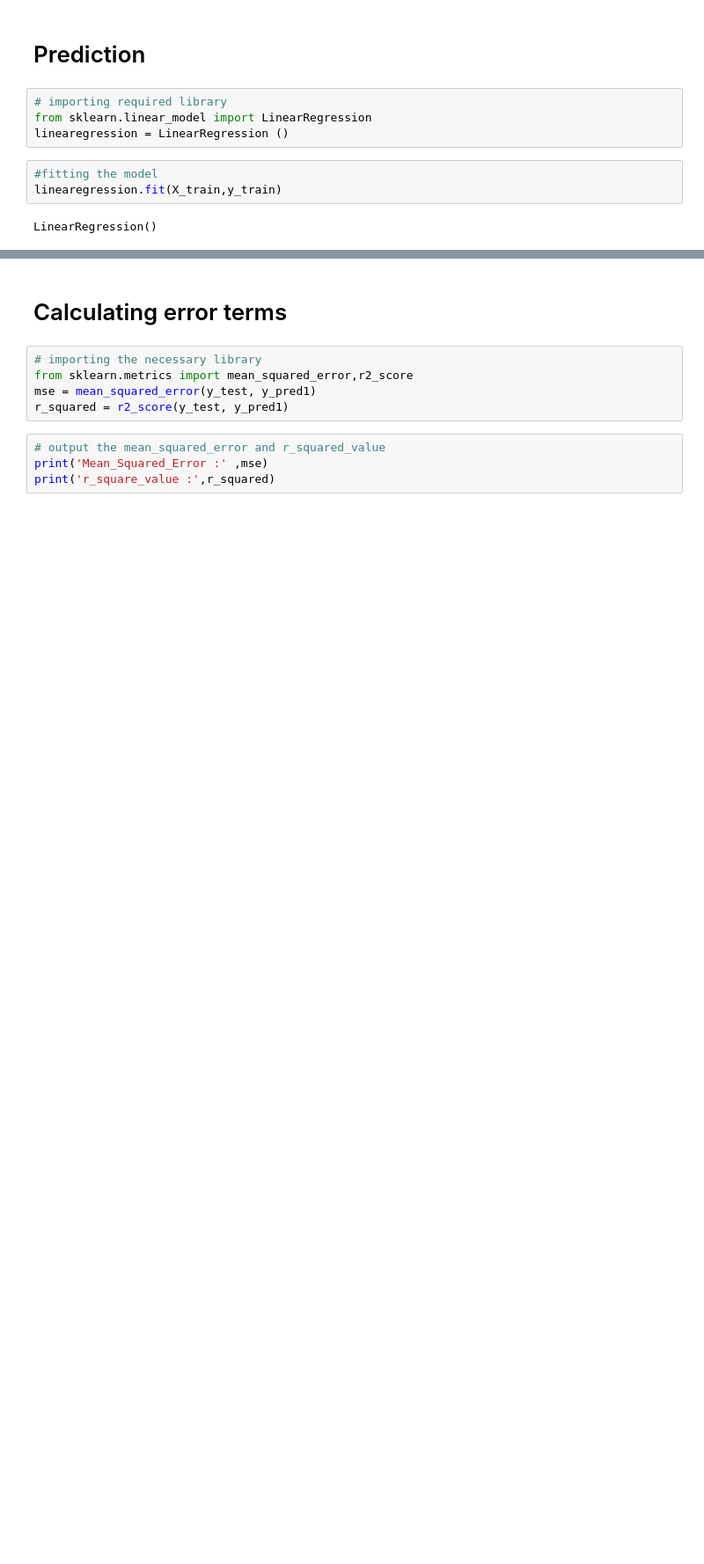
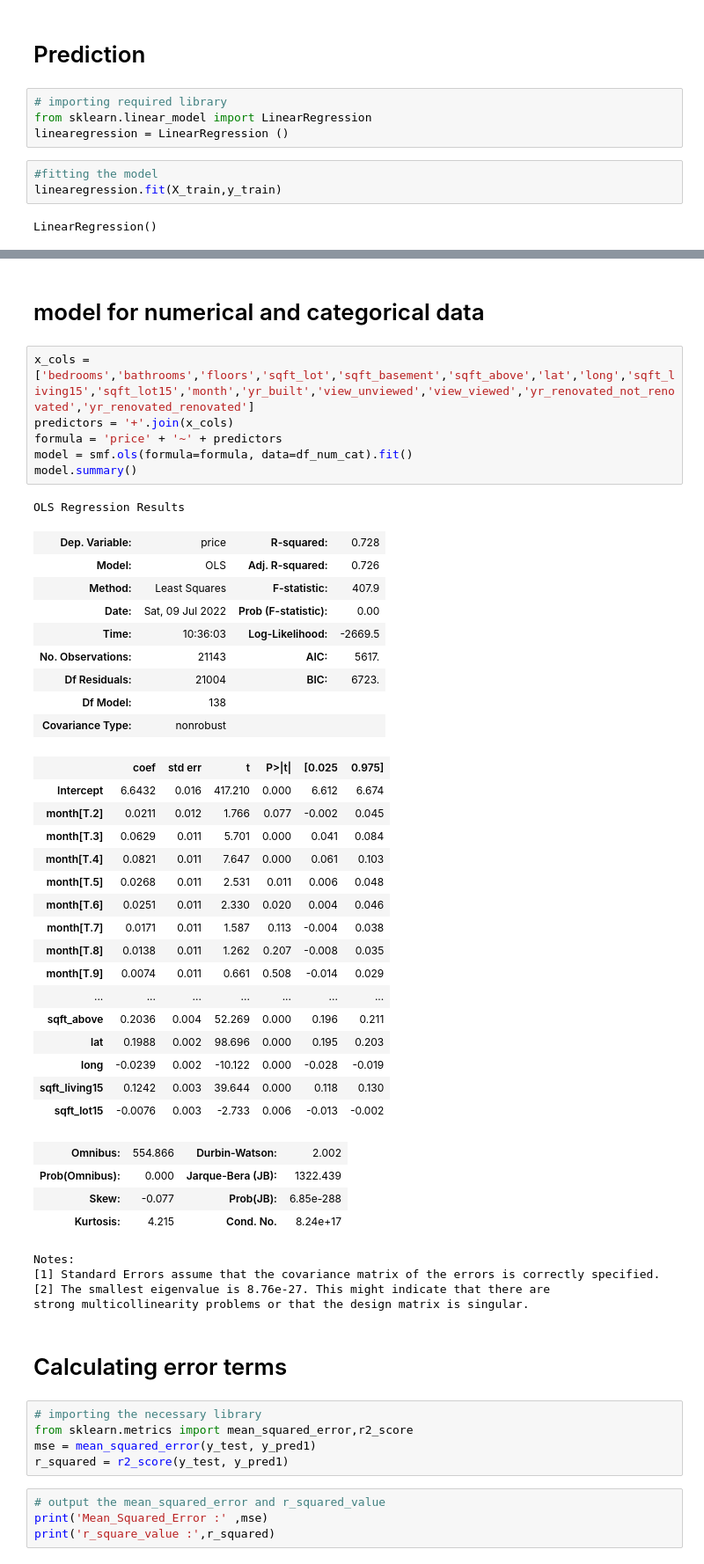
Before and after one commit to angela-cheruto9/Phase_2_project, a Jupyter notebook: Untitled.ipynb, the cells around one changed output, grey strips where cells are left out. Shown at 88% size. Saved outputs shown, nothing was run; the diff lists cells and outputs as text; blank space fills up the shorter version.

```diff
--- a/Untitled.ipynb
+++ b/Untitled.ipynb
@@ -1350,4 +1386,47 @@ X_test
 6343 rows × 16 columns
+# %% [markdown]
+# model for numerical and categorical data
+# %%
+x_cols = ['bedrooms','bathrooms','floors','sqft_lot','sqft_basement','sqft_above','lat','long','sqft_living15','sqft_lot15','month','yr_built','view_unviewed','view_viewed','yr_renovated_not_renovated','yr_renovated_renovated']
+predictors = '+'.join(x_cols)
+formula = 'price' + '~' + predictors
+model = smf.ols(formula=formula, data=df_num_cat).fit()
+model.summary()
+# %% [output]
+OLS Regression Results
+| Dep. Variable: | price | R-squared: | 0.728 |
+| Model: | OLS | Adj. R-squared: | 0.726 |
+| Method: | Least Squares | F-statistic: | 407.9 |
+| Date: | Sat, 09 Jul 2022 | Prob (F-statistic): | 0.00 |
+| Time: | 10:36:03 | Log-Likelihood: | -2669.5 |
+| No. Observations: | 21143 | AIC: | 5617. |
+| Df Residuals: | 21004 | BIC: | 6723. |
+| Df Model: | 138 |  |  |
+| Covariance Type: | nonrobust |  |  |
+|  | coef | std err | t | P>|t| | [0.025 | 0.975] |
+| Intercept | 6.6432 | 0.016 | 417.210 | 0.000 | 6.612 | 6.674 |
+| month[T.2] | 0.0211 | 0.012 | 1.766 | 0.077 | -0.002 | 0.045 |
+| month[T.3] | 0.0629 | 0.011 | 5.701 | 0.000 | 0.041 | 0.084 |
+| month[T.4] | 0.0821 | 0.011 | 7.647 | 0.000 | 0.061 | 0.103 |
+| month[T.5] | 0.0268 | 0.011 | 2.531 | 0.011 | 0.006 | 0.048 |
+| month[T.6] | 0.0251 | 0.011 | 2.330 | 0.020 | 0.004 | 0.046 |
+| month[T.7] | 0.0171 | 0.011 | 1.587 | 0.113 | -0.004 | 0.038 |
+| month[T.8] | 0.0138 | 0.011 | 1.262 | 0.207 | -0.008 | 0.035 |
+| month[T.9] | 0.0074 | 0.011 | 0.661 | 0.508 | -0.014 | 0.029 |
+| ... | ... | ... | ... | ... | ... | ... |
+| sqft_above | 0.2036 | 0.004 | 52.269 | 0.000 | 0.196 | 0.211 |
+| lat | 0.1988 | 0.002 | 98.696 | 0.000 | 0.195 | 0.203 |
+| long | -0.0239 | 0.002 | -10.122 | 0.000 | -0.028 | -0.019 |
+| sqft_living15 | 0.1242 | 0.003 | 39.644 | 0.000 | 0.118 | 0.130 |
+| sqft_lot15 | -0.0076 | 0.003 | -2.733 | 0.006 | -0.013 | -0.002 |
+| Omnibus: | 554.866 | Durbin-Watson: | 2.002 |
+| Prob(Omnibus): | 0.000 | Jarque-Bera (JB): | 1322.439 |
+| Skew: | -0.077 | Prob(JB): | 6.85e-288 |
+| Kurtosis: | 4.215 | Cond. No. | 8.24e+17 |
+Notes:
+[1] Standard Errors assume that the covariance matrix of the errors is correctly specified.
+[2] The smallest eigenvalue is 8.76e-27. This might indicate that there are
+strong multicollinearity problems or that the design matrix is singular.
 # %% [markdown]
 # Calculating error terms
 # %%
```
Also changed, not shown: parts of 31 cells of this notebook.
